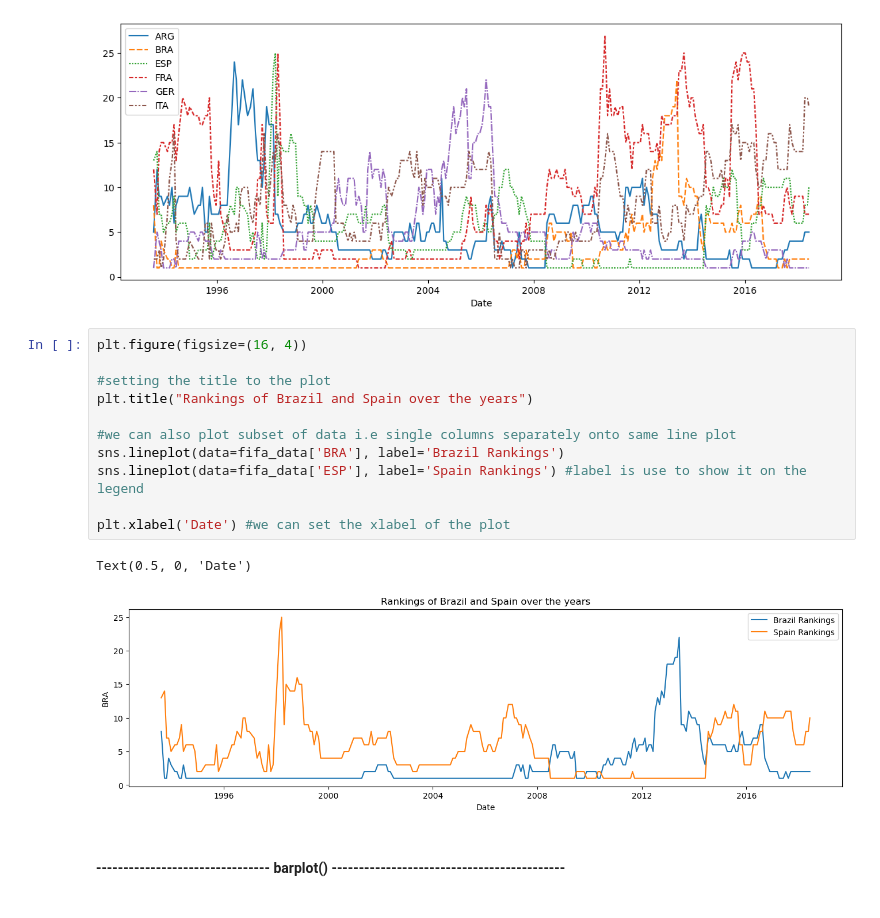
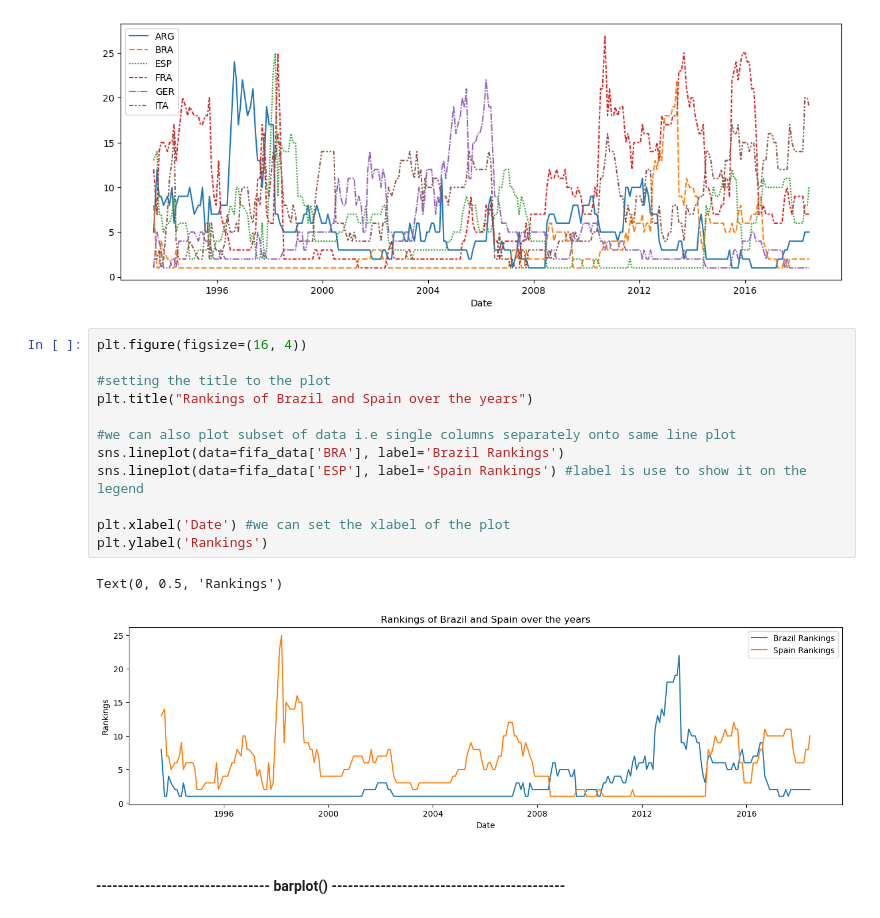
Before and after one commit to BhavanaMP/Data-Science, a Jupyter notebook: Code/7. Data Visualization basics - Seaborn.ipynb, the cells around one changed output. Saved outputs shown, nothing was run; the diff lists cells and outputs as text.

```diff
--- a/Code/7. Data Visualization basics - Seaborn.ipynb
+++ b/Code/7. Data Visualization basics - Seaborn.ipynb
@@ -61,17 +61,18 @@ sns.lineplot(data=fifa_data)
 # %%
 plt.figure(figsize=(16, 4))
 
 #setting the title to the plot
 plt.title("Rankings of Brazil and Spain over the years")
 
 #we can also plot subset of data i.e single columns separately onto same line plot
 sns.lineplot(data=fifa_data['BRA'], label='Brazil Rankings')
 sns.lineplot(data=fifa_data['ESP'], label='Spain Rankings') #label is use to show it on the legend
 
 plt.xlabel('Date') #we can set the xlabel of the plot
+plt.ylabel('Rankings')
 # %% [output]
-Text(0.5, 0, 'Date')
+Text(0, 0.5, 'Rankings')
-[figure, old version]
+[figure, new version]
 # %% [markdown]
 #### -------------------------------- barplot() -------------------------------------------
 # %%
```
Also changed, not shown: parts of 8 cells of this notebook, 1 other file.
